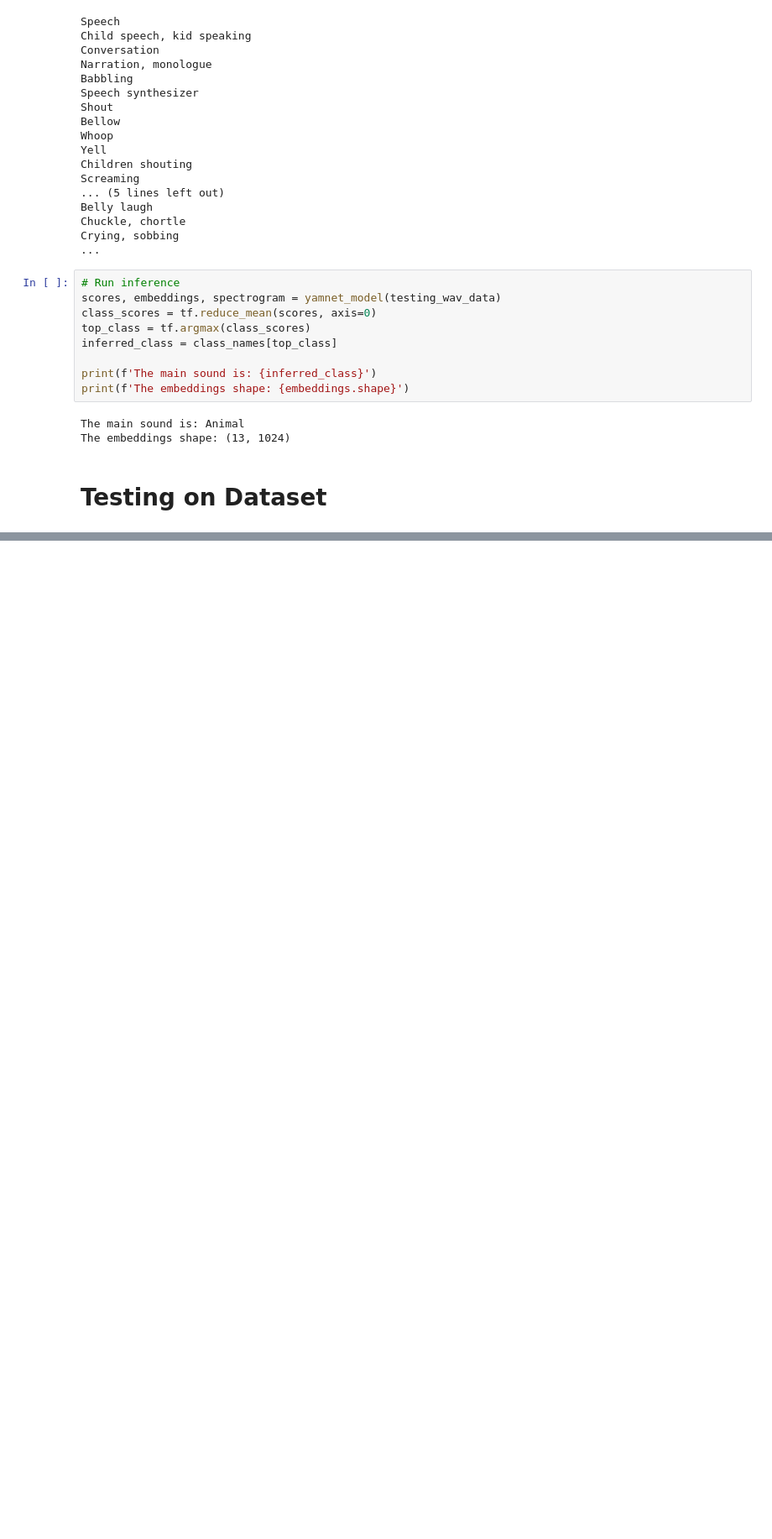
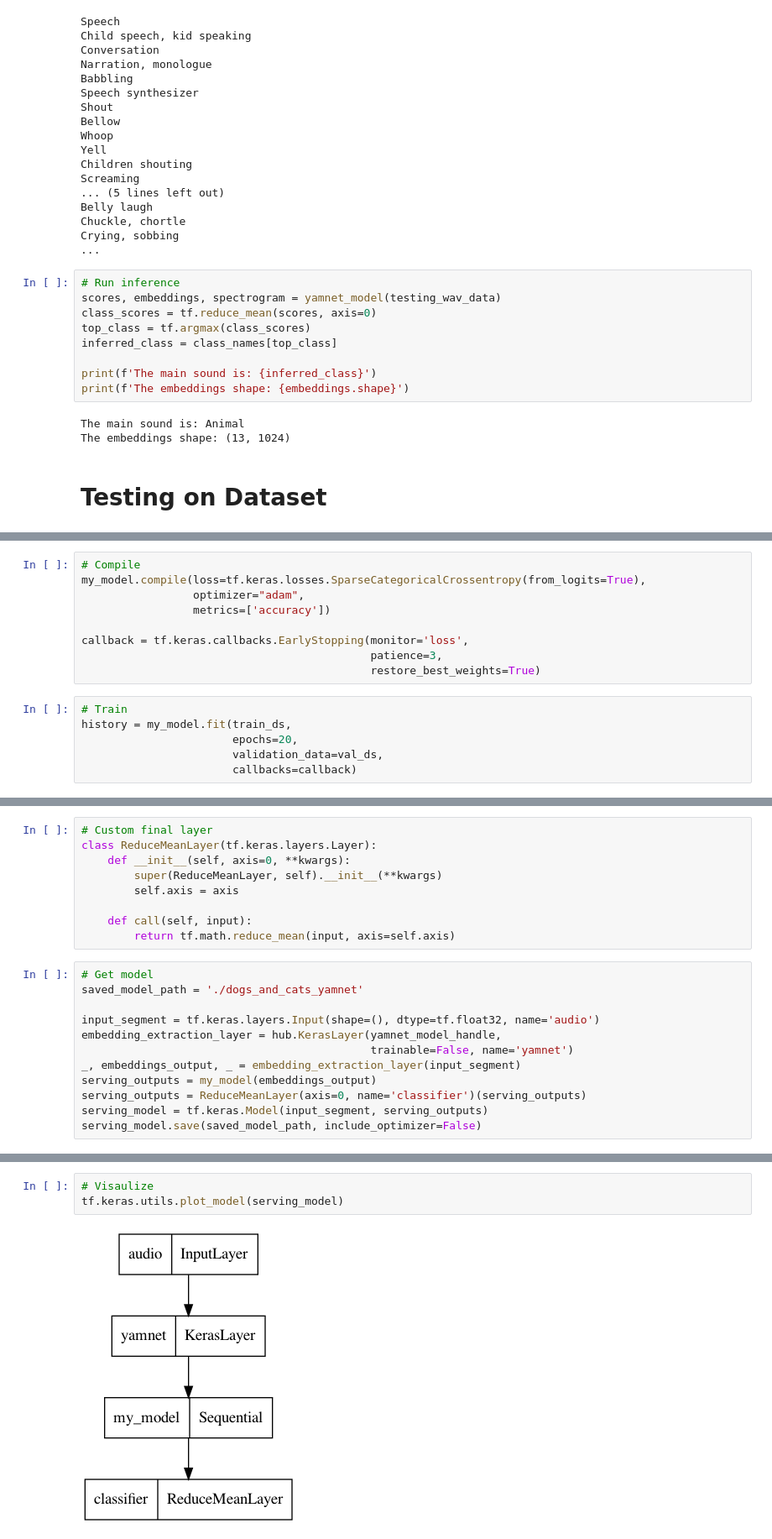
Before and after one commit to urd00m/AI-Projects, a Jupyter notebook: tensorflow_play/audio_tf/transfer_learning.ipynb, the cells around one changed output, grey strips where cells are left out. Shown: that part at 84% size. Saved outputs shown, nothing was run; the diff lists cells and outputs as text; blank space fills up the shorter version.

Commit message:
Transfer learning for audio recognitiion using yamNet

```diff
--- a/tensorflow_play/audio_tf/transfer_learning.ipynb
+++ b/tensorflow_play/audio_tf/transfer_learning.ipynb
@@ -119,0 +310,15 @@ KeyboardInterrupt:
+# %%
+# Compile
+my_model.compile(loss=tf.keras.losses.SparseCategoricalCrossentropy(from_logits=True),
+                 optimizer="adam",
+                 metrics=['accuracy'])
+
+callback = tf.keras.callbacks.EarlyStopping(monitor='loss',
+                                            patience=3,
+                                            restore_best_weights=True)
+# %%
+# Train
+history = my_model.fit(train_ds,
+                       epochs=20,
+                       validation_data=val_ds,
+                       callbacks=callback)
@@ -119,0 +387,21 @@ KeyboardInterrupt:
+# %%
+# Custom final layer
+class ReduceMeanLayer(tf.keras.layers.Layer):
+    def __init__(self, axis=0, **kwargs):
+        super(ReduceMeanLayer, self).__init__(**kwargs)
+        self.axis = axis
+
+    def call(self, input):
+        return tf.math.reduce_mean(input, axis=self.axis)
+# %%
+# Get model
+saved_model_path = './dogs_and_cats_yamnet'
+
+input_segment = tf.keras.layers.Input(shape=(), dtype=tf.float32, name='audio')
+embedding_extraction_layer = hub.KerasLayer(yamnet_model_handle,
+                                            trainable=False, name='yamnet')
+_, embeddings_output, _ = embedding_extraction_layer(input_segment)
+serving_outputs = my_model(embeddings_output)
+serving_outputs = ReduceMeanLayer(axis=0, name='classifier')(serving_outputs)
+serving_model = tf.keras.Model(input_segment, serving_outputs)
+serving_model.save(saved_model_path, include_optimizer=False)
@@ -119,0 +461,5 @@ KeyboardInterrupt:
+# %%
+# Visaulize
+tf.keras.utils.plot_model(serving_model)
+# %% [output]
+[figure, added]
```
Also changed, not shown: parts of 20 cells of this notebook, 1 other file.
